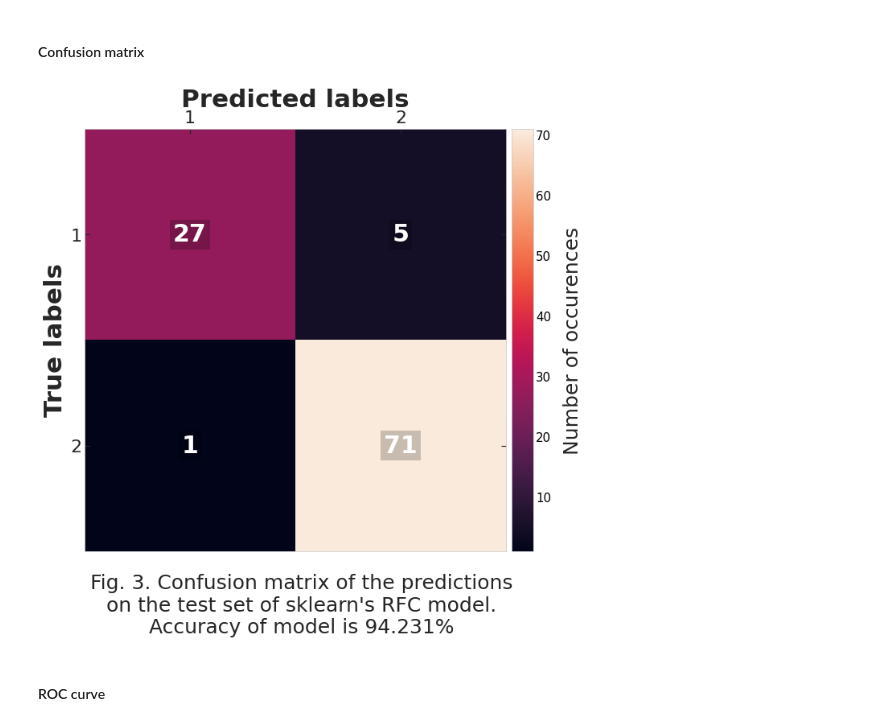
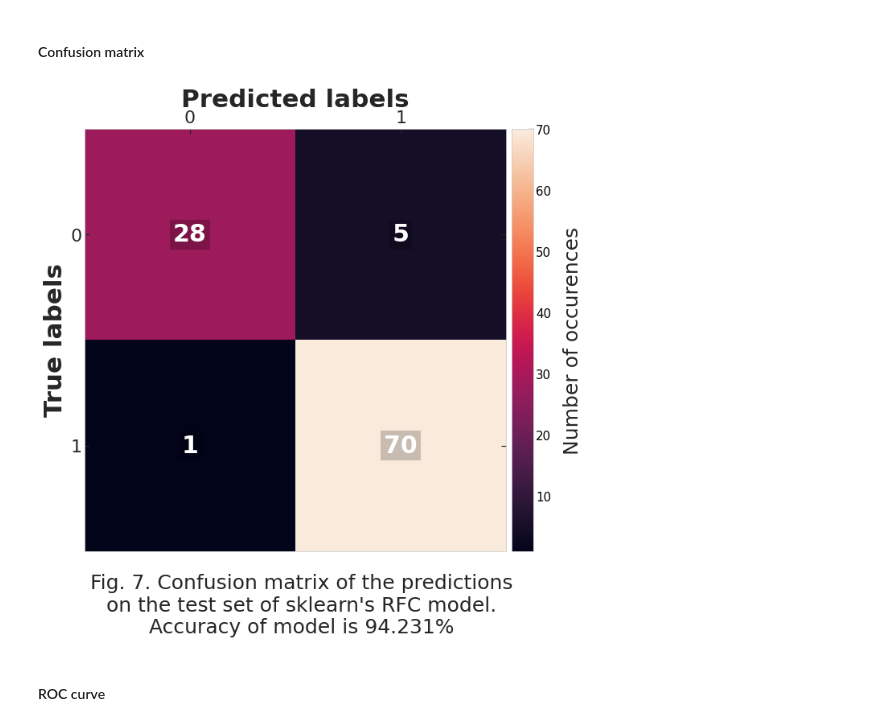
Before and after one commit to masterdesky/ELTE-data-mining-2020, a Jupyter notebook: Homeworks/Week 8/homework_08.ipynb, the cells around one changed output. Saved outputs shown, nothing was run; the diff lists cells and outputs as text; code cells hidden in the pictures.

```diff
--- a/Homeworks/Week 8/homework_08.ipynb
+++ b/Homeworks/Week 8/homework_08.ipynb
@@ -372,0 +565,9 @@ plt.show()
+# %%
+# Number of folds
+folds = 5
+# Invoke the KFold class from sklearn for CV tests
+cv = KFold(n_splits=folds, shuffle=True, random_state=42)
+# The model we use is linear regression
+model = DecisionTreeClassifier()
+# Fit model
+model.fit(X, y);
@@ -372,0 +624,9 @@ plt.show()
+# %%
+# Number of folds
+folds = 5
+# Invoke the KFold class from sklearn for CV tests
+cv = KFold(n_splits=folds, shuffle=True, random_state=42)
+# The model we use is linear regression
+model = RandomForestClassifier()
+# Fit for train
+model.fit(X, y);
@@ -387,7 +697,8 @@ target = df_n.columns[-1]
 X = df_n[features]
 y = df_n[target]
 # %%
-X_train, X_test, y_train, y_test = train_test_split(X, y, test_size=0.2)
+X_train, X_test, y_train, y_test = train_test_split(X, y, test_size=0.2,
+                                                    random_state=42)
 # %%
 # Define RFC model
 rfc = RandomForestClassifier(
@@ -485,12 +721,13 @@ def plot_confusion_matrix(conf_mat, y, labels=None, title=None):
 # %%
 # Calculate and accuracy metric and the confusion matrix
 accuracy = accuracy_metric(y_test=y_test, y_pred=y_pred)
-conf_mat = confusion_matrix(y_test, y_pred)
+conf_mat = confusion_matrix(y_test, y_pred, labels=[0,1])
 # %%
-plot_confusion_matrix(conf_mat, y_test,
-                      title=('Fig. 3. Confusion matrix of the predictions\non the test set of sklearn\'s RFC model.\n' +
+plot_confusion_matrix(conf_mat, y, labels=[0,1],
+                      title=('Fig. 7. Confusion matrix of the predictions\n' +
+                             'on the test set of sklearn\'s RFC model.\n' +
                              'Accuracy of model is {0:.3f}%'.format(accuracy)))
 # %% [output]
-[figure, old version]
+[figure, new version]
 # %% [markdown]
 #### ROC curve
```
Also changed, not shown: parts of 52 cells of this notebook, 7 other files.
